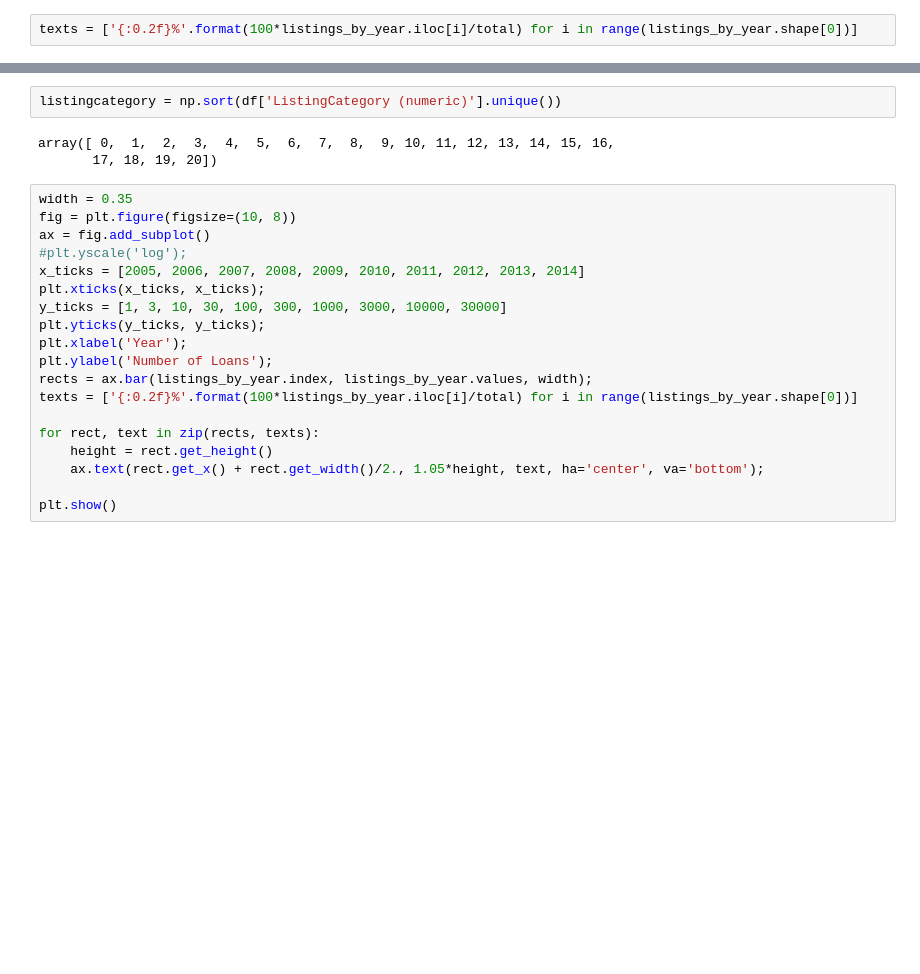
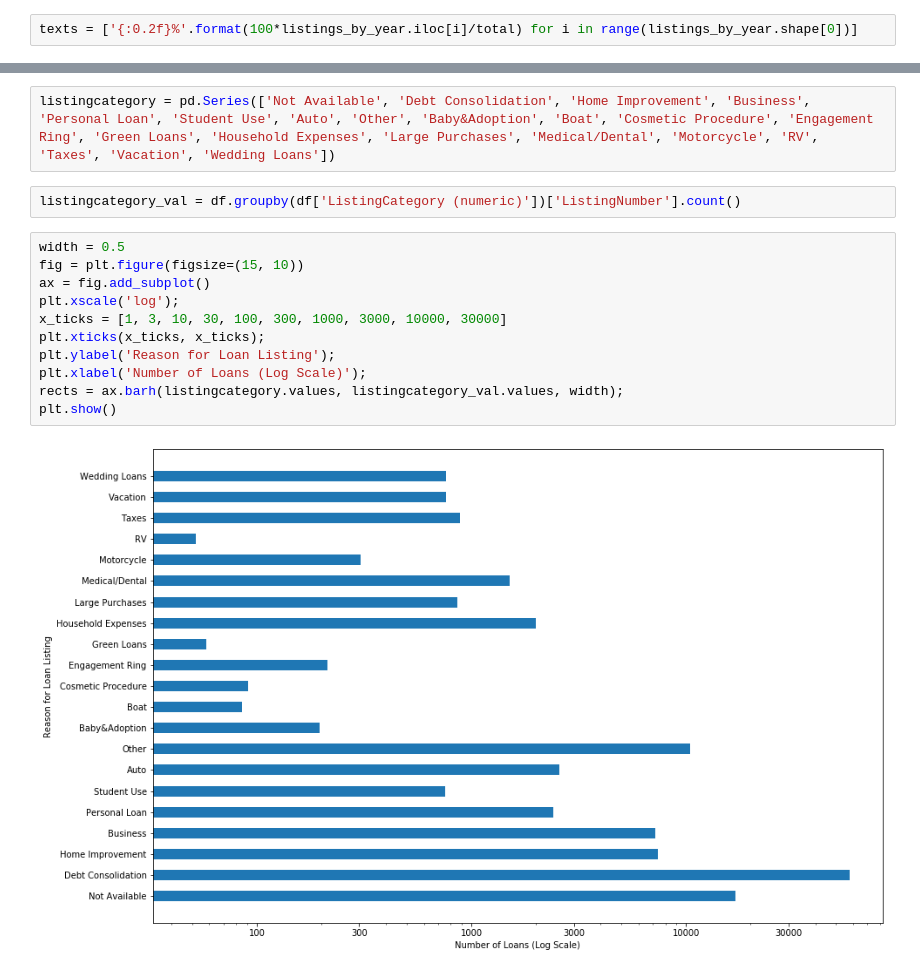
Before and after one commit to Dee-Dua/prosper-loans, a Jupyter notebook: exploration_template.ipynb, the cells around one changed output, grey strips where cells are left out. Saved outputs shown, nothing was run; the diff lists cells and outputs as text; blank space fills up the shorter version.

```diff
--- a/exploration_template.ipynb
+++ b/exploration_template.ipynb
@@ -333,24 +358,17 @@ plt.show()
-# %%
-listingcategory = np.sort(df['ListingCategory (numeric)'].unique())
-# %% [output]
-array([ 0,  1,  2,  3,  4,  5,  6,  7,  8,  9, 10, 11, 12, 13, 14, 15, 16,
-       17, 18, 19, 20])
-# %%
-width = 0.35
-fig = plt.figure(figsize=(10, 8))
-ax = fig.add_subplot()
-#plt.yscale('log');
-x_ticks = [2005, 2006, 2007, 2008, 2009, 2010, 2011, 2012, 2013, 2014]
-plt.xticks(x_ticks, x_ticks);
-y_ticks = [1, 3, 10, 30, 100, 300, 1000, 3000, 10000, 30000]
-plt.yticks(y_ticks, y_ticks);
-plt.xlabel('Year');
-plt.ylabel('Number of Loans');
-rects = ax.bar(listings_by_year.index, listings_by_year.values, width);
-texts = ['{:0.2f}%'.format(100*listings_by_year.iloc[i]/total) for i in range(listings_by_year.shape[0])]
-
-for rect, text in zip(rects, texts):
-    height = rect.get_height()
-    ax.text(rect.get_x() + rect.get_width()/2., 1.05*height, text, ha='center', va='bottom');
-
-plt.show()
+# %%
+listingcategory = pd.Series(['Not Available', 'Debt Consolidation', 'Home Improvement', 'Business', 'Personal Loan', 'Student Use', 'Auto', 'Other', 'Baby&Adoption', 'Boat', 'Cosmetic Procedure', 'Engagement Ring', 'Green Loans', 'Household Expenses', 'Large Purchases', 'Medical/Dental', 'Motorcycle', 'RV', 'Taxes', 'Vacation', 'Wedding Loans'])
+# %%
+listingcategory_val = df.groupby(df['ListingCategory (numeric)'])['ListingNumber'].count()
+# %%
+width = 0.5
+fig = plt.figure(figsize=(15, 10))
+ax = fig.add_subplot()
+plt.xscale('log');
+x_ticks = [1, 3, 10, 30, 100, 300, 1000, 3000, 10000, 30000]
+plt.xticks(x_ticks, x_ticks);
+plt.ylabel('Reason for Loan Listing');
+plt.xlabel('Number of Loans (Log Scale)');
+rects = ax.barh(listingcategory.values, listingcategory_val.values, width);
+plt.show()
+# %% [output]
+[figure, added]
```
Also changed, not shown: parts of 17 cells of this notebook.
